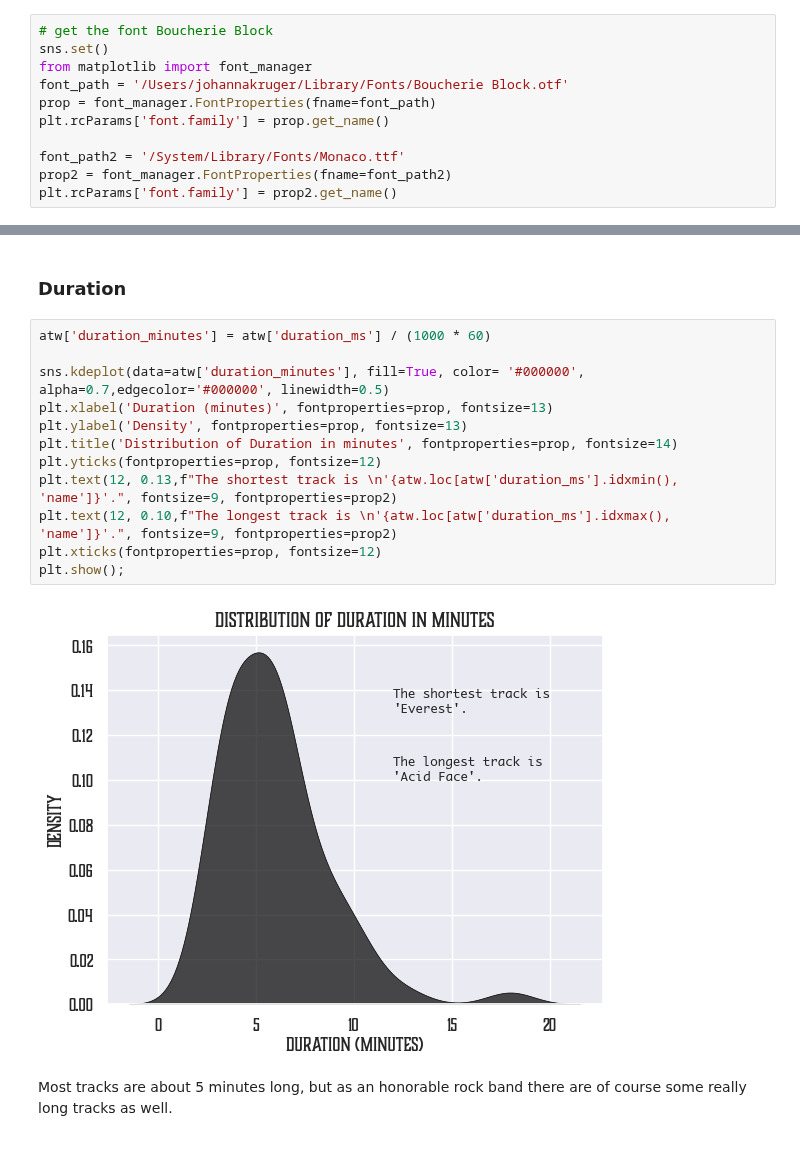
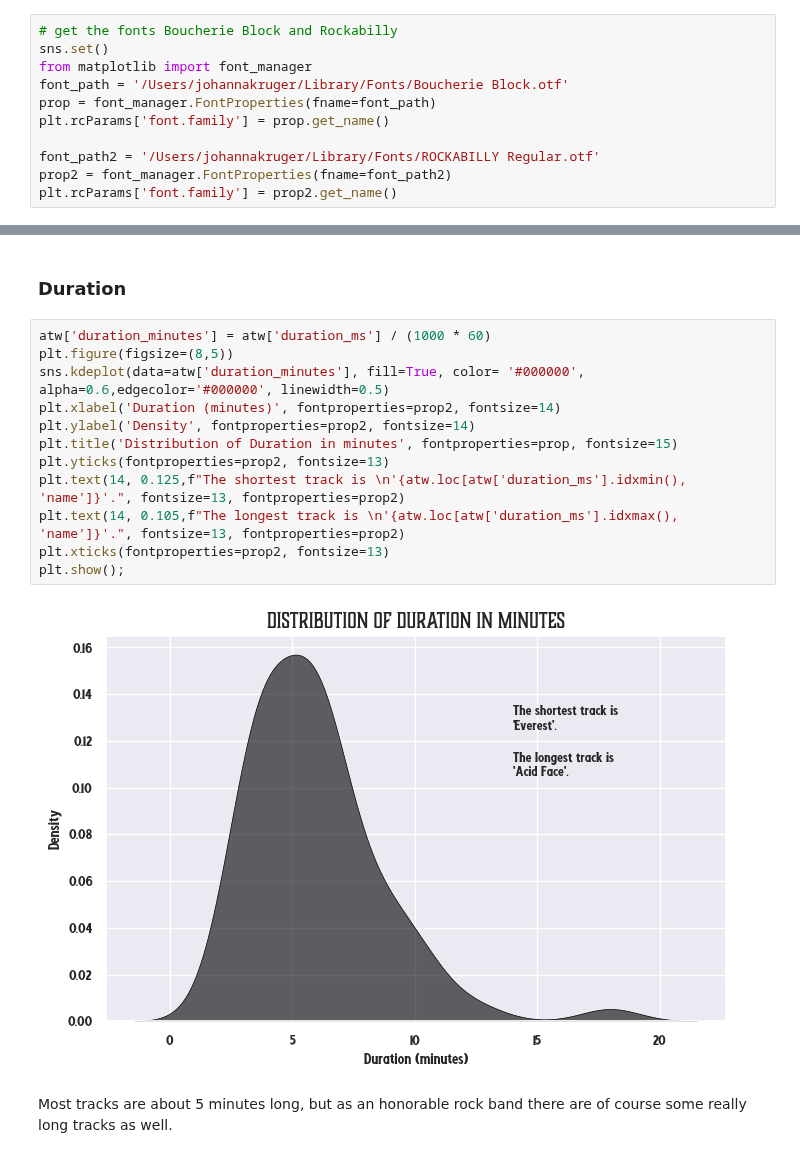
Before and after one commit to scheinmensch/Spotify, a Jupyter notebook: AllThemWitches.ipynb, the cells around one changed output, grey strips where cells are left out. Saved outputs shown, nothing was run; the diff lists cells and outputs as text.

Commit message:
changed font and sizes, started with key plot

```diff
--- a/AllThemWitches.ipynb
+++ b/AllThemWitches.ipynb
@@ -8,14 +8,14 @@ import matplotlib.pyplot as plt
 from matplotlib.dates import YearLocator
 import numpy as np
 # %%
-# get the font Boucherie Block
+# get the fonts Boucherie Block and Rockabilly
 sns.set()
 from matplotlib import font_manager
 font_path = '/Users/johannakruger/Library/Fonts/Boucherie Block.otf'
 prop = font_manager.FontProperties(fname=font_path)
 plt.rcParams['font.family'] = prop.get_name()
 
-font_path2 = '/System/Library/Fonts/Monaco.ttf'
+font_path2 = '/Users/johannakruger/Library/Fonts/ROCKABILLY Regular.otf'
 prop2 = font_manager.FontProperties(fname=font_path2)
 plt.rcParams['font.family'] = prop2.get_name()
 # %%
@@ -260,18 +260,18 @@ But let's now have a close look at the distributions of the variables before we
 ### Duration
 # %%
 atw['duration_minutes'] = atw['duration_ms'] / (1000 * 60)
-
-sns.kdeplot(data=atw['duration_minutes'], fill=True, color= '#000000', alpha=0.7,edgecolor='#000000', linewidth=0.5)
-plt.xlabel('Duration (minutes)', fontproperties=prop, fontsize=13)
-plt.ylabel('Density', fontproperties=prop, fontsize=13)
-plt.title('Distribution of Duration in minutes', fontproperties=prop, fontsize=14)
-plt.yticks(fontproperties=prop, fontsize=12)
-plt.text(12, 0.13,f"The shortest track is \n'{atw.loc[atw['duration_ms'].idxmin(), 'name']}'.", fontsize=9, fontproperties=prop2)
-plt.text(12, 0.10,f"The longest track is \n'{atw.loc[atw['duration_ms'].idxmax(), 'name']}'.", fontsize=9, fontproperties=prop2)
-plt.xticks(fontproperties=prop, fontsize=12)
+plt.figure(figsize=(8,5))
+sns.kdeplot(data=atw['duration_minutes'], fill=True, color= '#000000', alpha=0.6,edgecolor='#000000', linewidth=0.5)
+plt.xlabel('Duration (minutes)', fontproperties=prop2, fontsize=14)
+plt.ylabel('Density', fontproperties=prop2, fontsize=14)
+plt.title('Distribution of Duration in minutes', fontproperties=prop, fontsize=15)
+plt.yticks(fontproperties=prop2, fontsize=13)
+plt.text(14, 0.125,f"The shortest track is \n'{atw.loc[atw['duration_ms'].idxmin(), 'name']}'.", fontsize=13, fontproperties=prop2)
+plt.text(14, 0.105,f"The longest track is \n'{atw.loc[atw['duration_ms'].idxmax(), 'name']}'.", fontsize=13, fontproperties=prop2)
+plt.xticks(fontproperties=prop2, fontsize=13)
 plt.show();
 # %% [output]
-[figure, old version]
+[figure, new version]
 # %% [markdown]
 Most tracks are about 5 minutes long, but as an honorable rock band there are of course some really long tracks as well.
 # %% [markdown]
```
Also changed, not shown: parts of 16 cells of this notebook.
